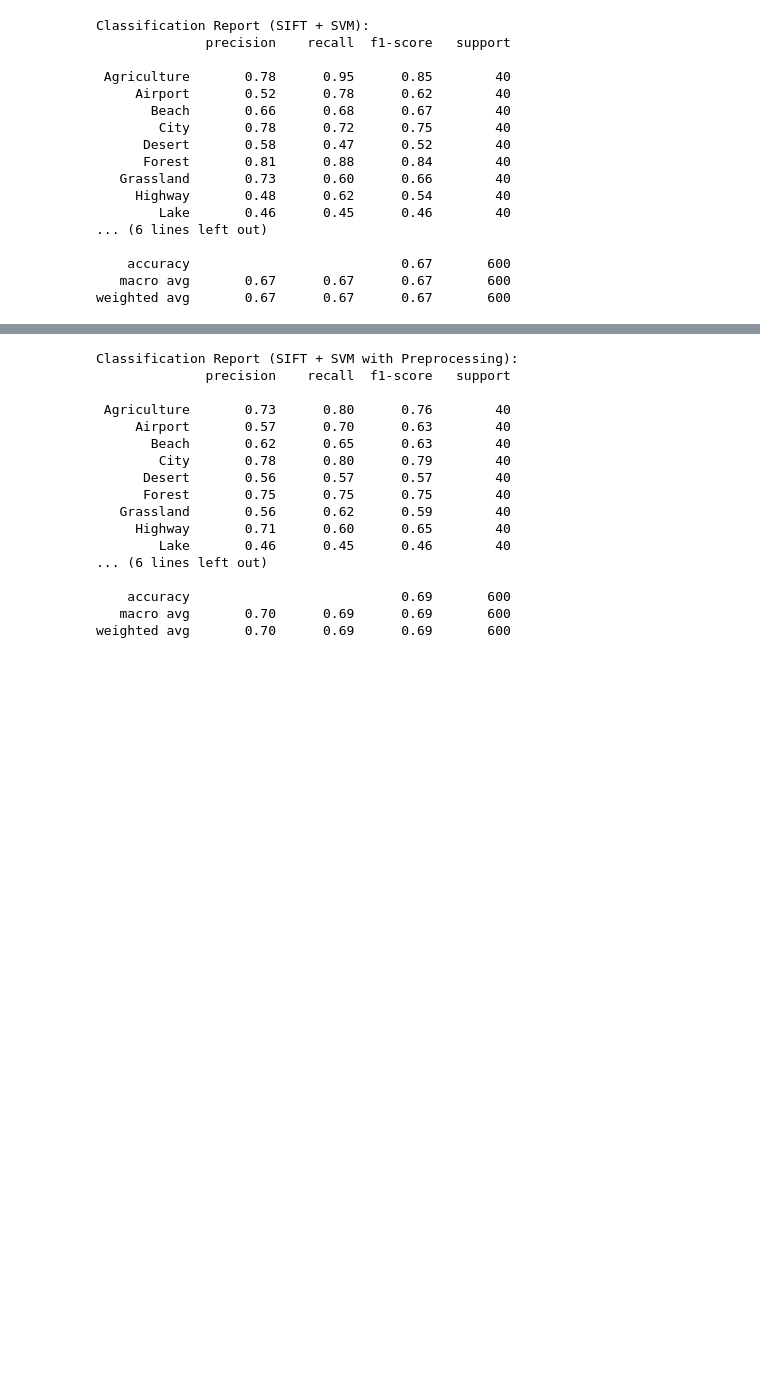
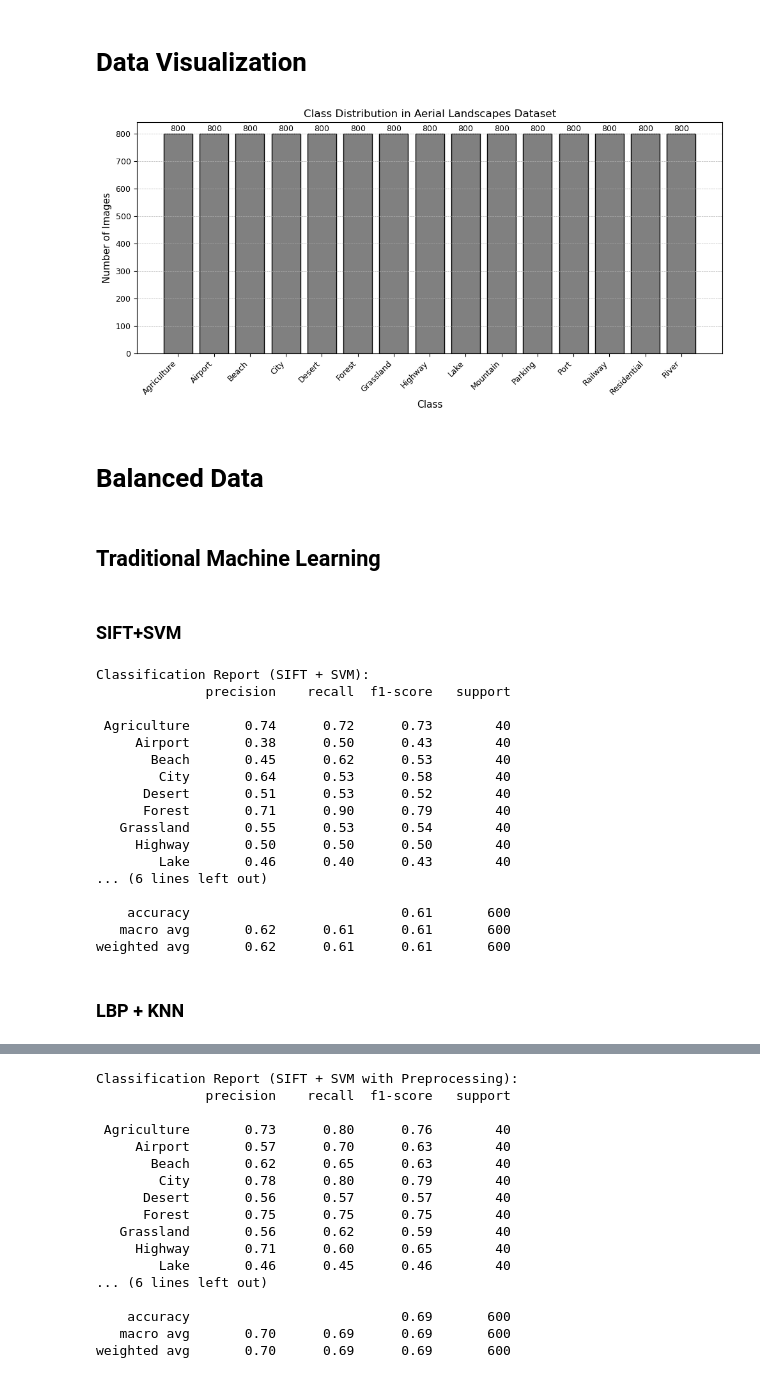
Before and after one commit to Convergent-Fzx/9517, a Jupyter notebook: 9517project.ipynb, the cells around one changed output, grey strips where cells are left out. Saved outputs shown, nothing was run; the diff lists cells and outputs as text; code cells hidden in the pictures; blank space fills up the shorter version.

Commit message:
Clean up the code base and Add dataset visualisation

```diff
--- a/9517project.ipynb
+++ b/9517project.ipynb
@@ -30,3 +42,49 @@
+# %% [markdown]
+# Data Visualization
+# %%
+import os
+import matplotlib.pyplot as plt
+
+def plot_class_distribution(image_dir):
+    class_counts = {}
+    for class_name in os.listdir(image_dir):
+        class_path = os.path.join(image_dir, class_name)
+        if not os.path.isdir(class_path):
+            continue
+        count = len([file for file in os.listdir(class_path)
+                     if os.path.isfile(os.path.join(class_path, file))])
+        class_counts[class_name] = count
+
+    sorted_counts = dict(sorted(class_counts.items()))
+    classes = list(sorted_counts.keys())
+    counts = list(sorted_counts.values())
+
+    plt.figure(figsize=(10, 5))
+    bars = plt.bar(classes, counts, color='gray', edgecolor='black')
+
+    for bar in bars:
+        height = bar.get_height()
+        plt.text(bar.get_x() + bar.get_width() / 2, height + 1, str(height),
+                 ha='center', va='bottom', fontsize=9)
+
+    plt.title("Class Distribution in Aerial Landscapes Dataset", fontsize=12)
+    plt.xlabel("Class", fontsize=11)
+    plt.ylabel("Number of Images", fontsize=11)
+    plt.xticks(rotation=45, ha='right', fontsize=9)
+    plt.yticks(fontsize=9)
+    plt.grid(axis='y', linestyle='--', linewidth=0.5)
+    plt.tight_layout()
+    plt.savefig("res/class_distribution.png", dpi=300)
+
+plot_class_distribution("Aerial_Landscapes")
+# %% [output]
+[figure, added]
+# %% [markdown]
+# Balanced Data
+# %% [markdown]
+## Traditional Machine Learning
+# %% [markdown]
+### SIFT+SVM
 # %%
 '''SIFT+SVM'''
 import os
@@ -63,7 +121,7 @@ def load_sift_features(image_dir, max_per_class=30):
                 count += 1
     return np.array(features), np.array(labels)
 
-features, labels = load_sift_features(r'C:\Users\37664\archive\Aerial_Landscapes', max_per_class=200)
+features, labels = load_sift_features(r'Aerial_Landscapes', max_per_class=200)
 
 
 X_train, X_test, y_train, y_test = train_test_split(
@@ -84,20 +142,22 @@ n_classes = y_test_bin.shape[1]
 Classification Report (SIFT + SVM):
               precision    recall  f1-score   support
 
- Agriculture       0.78      0.95      0.85        40
-     Airport       0.52      0.78      0.62        40
-       Beach       0.66      0.68      0.67        40
-        City       0.78      0.72      0.75        40
-      Desert       0.58      0.47      0.52        40
-      Forest       0.81      0.88      0.84        40
-   Grassland       0.73      0.60      0.66        40
-     Highway       0.48      0.62      0.54        40
-        Lake       0.46      0.45      0.46        40
+ Agriculture       0.74      0.72      0.73        40
+     Airport       0.38      0.50      0.43        40
+       Beach       0.45      0.62      0.53        40
+        City       0.64      0.53      0.58        40
+      Desert       0.51      0.53      0.52        40
+      Forest       0.71      0.90      0.79        40
+   Grassland       0.55      0.53      0.54        40
+     Highway       0.50      0.50      0.50        40
+        Lake       0.46      0.40      0.43        40
 ... (6 lines left out)
 
-    accuracy                           0.67       600
-   macro avg       0.67      0.67      0.67       600
-weighted avg       0.67      0.67      0.67       600
+    accuracy                           0.61       600
+   macro avg       0.62      0.61      0.61       600
+weighted avg       0.62      0.61      0.61       600
+# %% [markdown]
+### LBP + KNN
 # %%
 '''LBP+KNN'''
 import os
```
Also changed, not shown: parts of 26 cells of this notebook, 1 other file.
